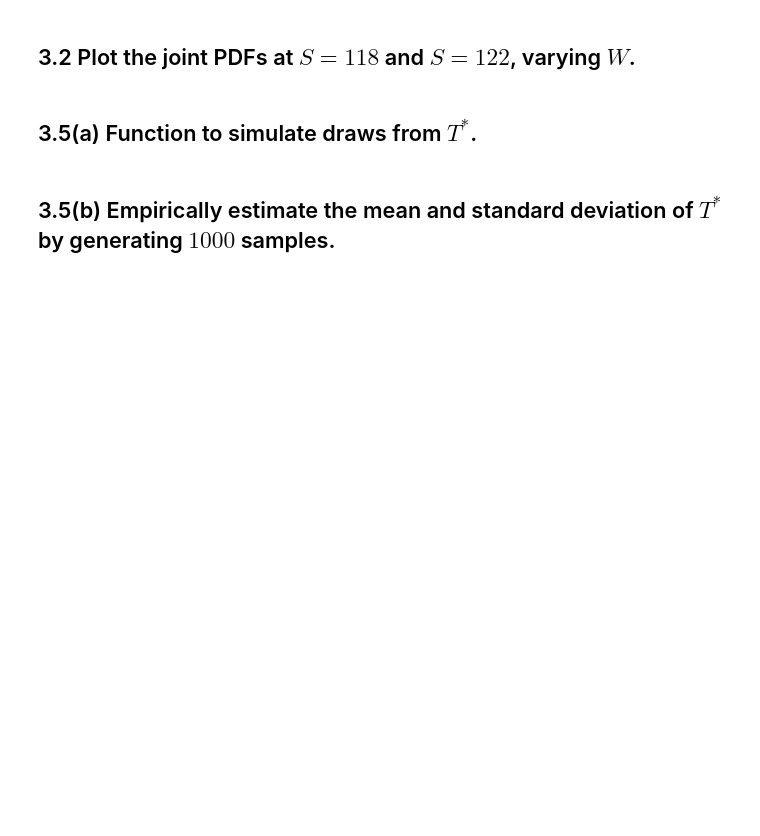
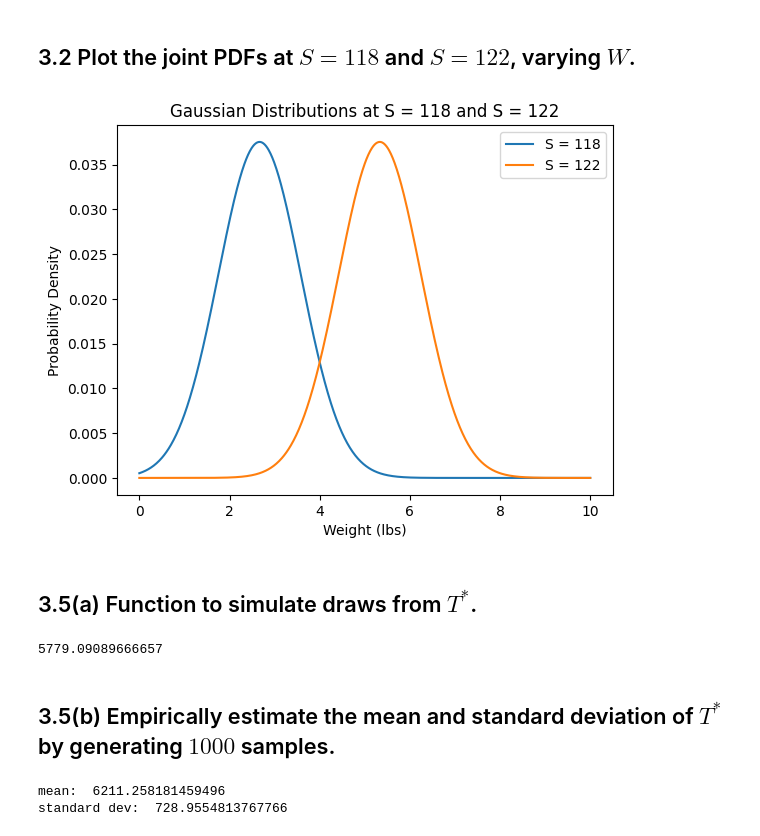
Before and after one commit to Martinez-andy/cs181, a Jupyter notebook: hw0/homework0.ipynb, the cells around one changed output. Cells and saved outputs as stored; diff of their text form; code cells hidden in the pictures; blank space fills up the shorter version.

```diff
--- a/hw0/homework0.ipynb
+++ b/hw0/homework0.ipynb
@@ -57,12 +84,73 @@ plt.show()
 # %% [markdown]
 ## 3.2 Plot the joint PDFs at $S=118$ and $S=122$, varying $W$.
 # %%
-# Your code here
+# Create s values for the loop and wVals for plotting
+sVals = [118, 122]
+wVals = np.linspace(0, 10, 1001)
+
+for sVal in sVals:
+    # Array with fixed s value
+    x = np.ones(1001) * sVal
+
+    # Create array with wVals and x for columns
+    x2 = np.vstack([x, wVals]).T
+
+    # Generate pdf for fixed s and varrying w
+    fw = mult_dist.pdf(x2)
+    plt.plot(wVals, fw, label=f"S = {sVal}")
+plt.legend()
+plt.ylabel("Probability Density")
+plt.xlabel("Weight (lbs)")
+plt.title("Gaussian Distributions at S = 118 and S = 122")
+plt.show()
+# %% [output]
+[figure, added]
 # %% [markdown]
 ## 3.5(a) Function to simulate draws from $T^{*}$.
 # %%
-# Your code here
+def tStarSim(time: int) -> float:
+    # Bound time input between 1 and 24
+    time = min(24, max(time, 1))
+
+    # Simulate packages per hour
+    packages = np.random.poisson(lam=3, size=time)
+
+    # Find out the total number of packages by summing over the number of packages per hour
+    numPackages = np.sum(packages)
+    tStar = 0
+
+    # For each package sample from distributions and calculate T to add it to tStar
+    for _ in range(numPackages):
+        S = np.random.normal(loc=120, scale=1.5)
+        W = np.random.normal(loc=4, scale=1.5)
+        epsilon = np.random.normal(loc=0, scale=5)
+        T = 60 + 0.6 * W + 0.2 * S + epsilon
+        tStar += T
+    return tStar
+
+tStarSim(24)
+# %% [output]
+5779.09089666657
 # %% [markdown]
 ## 3.5(b) Empirically estimate the mean and standard deviation of $T^{*}$ by generating $1000$ samples.
 # %%
 # Your code here
+def runSims(time: int, numSims: int):
+    simulations = []
+    for _ in range(numSims):
+        simulations.append(tStarSim(time))
+    return simulations
+
+
+numSims = 1000
+time = 24
+simulations = runSims(time, numSims)
+
+mean = np.mean(simulations)
+stdev = np.std(simulations)
+
+print("mean: ", mean)
+print("standard dev: ", stdev)
+# %% [output]
+mean:  6211.258181459496
+standard dev:  728.9554813767766
```
Also changed, not shown: parts of 2 cells of this notebook.
